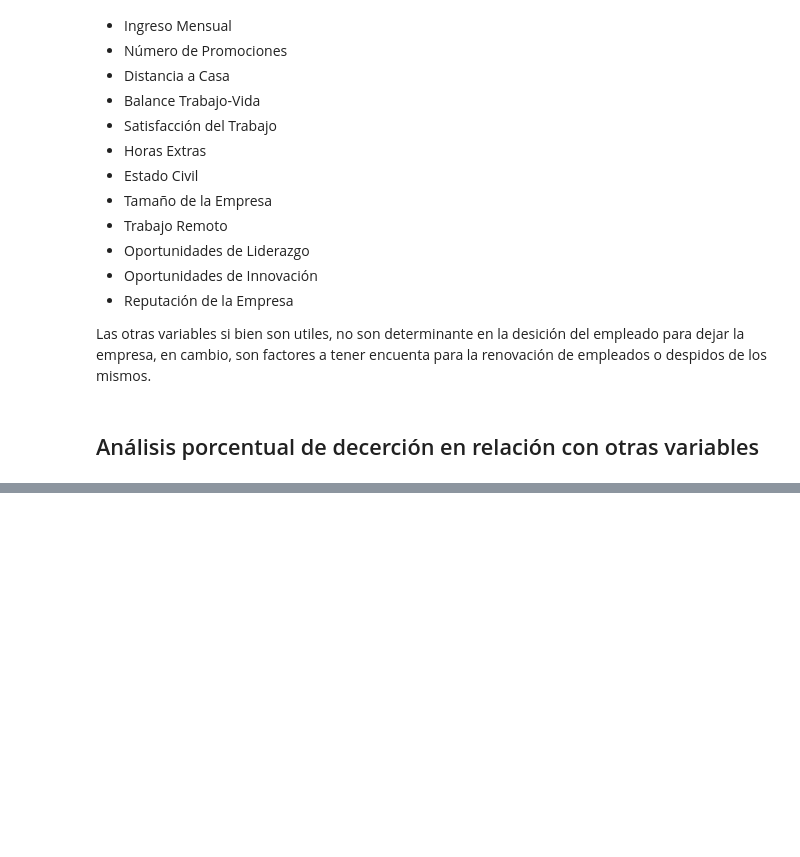
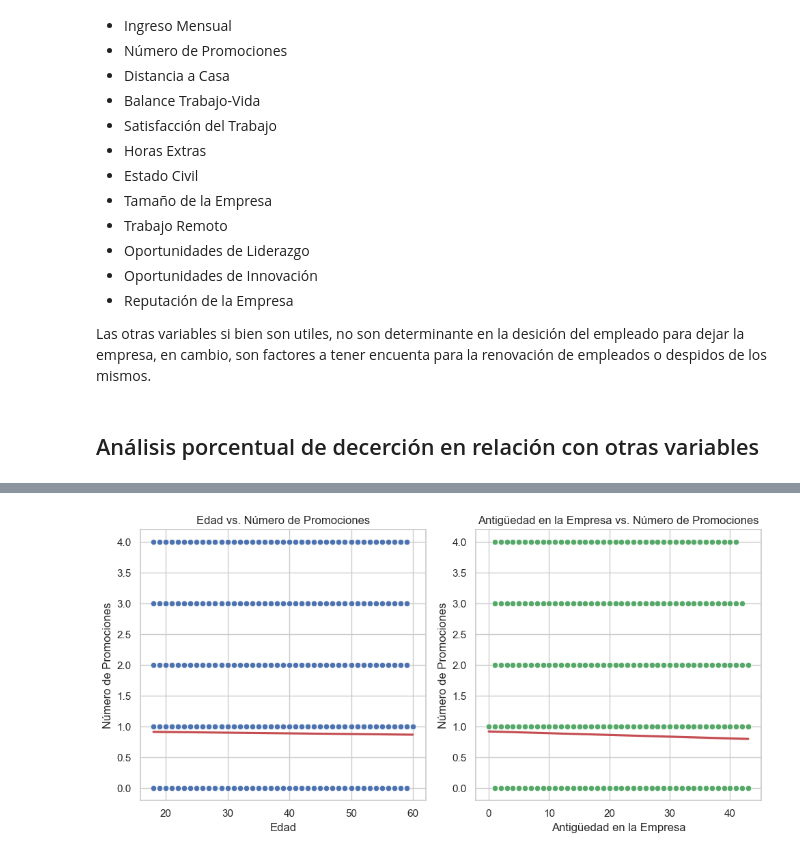
Before and after one commit to equipoPI/EDADesersionEmpleados, a Jupyter notebook: EDA desercion.ipynb, the cells around one changed output, grey strips where cells are left out. Saved outputs shown, nothing was run; the diff lists cells and outputs as text; code cells hidden in the pictures; blank space fills up the shorter version.

```diff
--- a/EDA desercion.ipynb
+++ b/EDA desercion.ipynb
@@ -474,0 +505,24 @@ plt.show()
+# %%
+sns.set_theme(style="whitegrid")
+
+# Primer gráfico: Edad vs. Promociones
+plt.figure(figsize=(10, 5))
+plt.subplot(1, 2, 1)
+sns.scatterplot(x='Edad', y='Número de Promociones', data=dfconcatenado, color='b')
+sns.regplot(x='Edad', y='Número de Promociones', data=dfconcatenado, scatter=False, color='r')
+plt.title('Edad vs. Número de Promociones')
+plt.xlabel('Edad')
+plt.ylabel('Número de Promociones')
+
+# Segundo gráfico: Años en la empresa vs. Promociones
+plt.subplot(1, 2, 2)
+sns.scatterplot(x='Antigüedad en la Empresa', y='Número de Promociones', data=dfconcatenado, color='g')
+sns.regplot(x='Antigüedad en la Empresa', y='Número de Promociones', data=dfconcatenado, scatter=False, color='r')
+plt.title('Antigüedad en la Empresa vs. Número de Promociones')
+plt.xlabel('Antigüedad en la Empresa')
+plt.ylabel('Número de Promociones')
+
+plt.tight_layout()
+plt.show()
+# %% [output]
+[figure, added]
```
Also changed, not shown: parts of 9 cells of this notebook.
